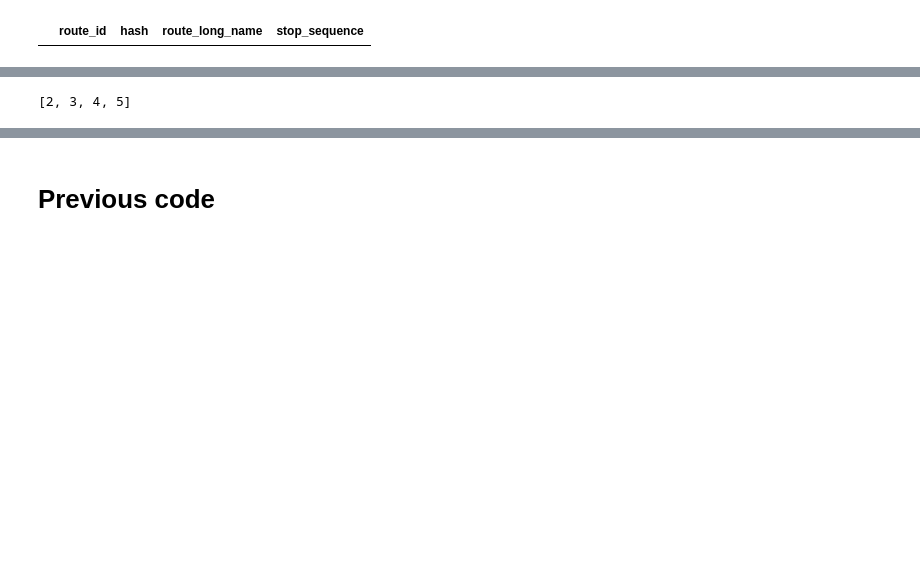
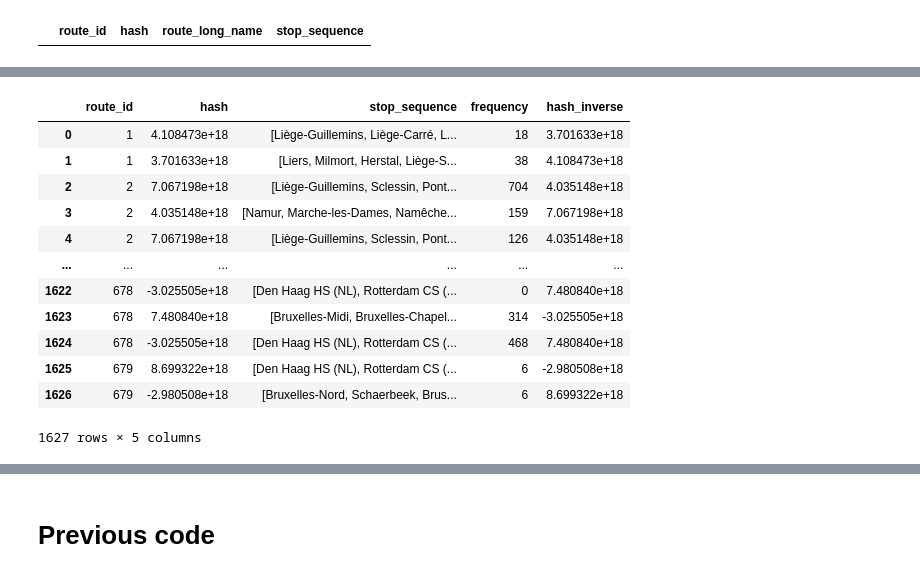
Before and after one commit to ThesisNetworkAnalysisInePolKUL/thesis, a Jupyter notebook: Main_code.ipynb, the cells around one changed output, grey strips where cells are left out. Saved outputs shown, nothing was run; the diff lists cells and outputs as text; code cells hidden in the pictures; blank space fills up the shorter version.

```diff
--- a/Main_code.ipynb
+++ b/Main_code.ipynb
@@ -712,12 +717,30 @@ route_creation
-# %%
-#test to delete
-i = 0
-hello = [1, 2 ,2,  3, 4, 5]
-for item in hello:
-    hello.pop(i)
-    i += 1
-    if i == 2:
-        break
-print (hello)
-# %% [output]
-[2, 3, 4, 5]
+# %%
+#To copy the filtered_trips dataset
+route_creation_hash = route_creation.copy()
+
+#To create a column called hash that contains NaN values
+route_creation_hash['hash'] = np.nan
+
+#For each trip_id in filtered_trips, the stop_sequence that gets calculated is the subset of the stop_time dataset for that trip_id.
+#The tuple that results from the stop_id column of this subset dataset contains all the stop_ids that get served by this trip_id.
+#The hash value of the tuple of the stop_id column is calculated and is placed in the hash column of the trip_id in the filtered_trips dataset
+
+route_creation_hash['hash_inverse'] = np.nan
+for index, route_sequence in route_creation_hash.iterrows():
+    route_creation_hash.loc[index, 'hash'] = hash(tuple(route_sequence['stop_sequence']))
+    route_creation_hash.loc[index, 'hash_inverse'] = hash(tuple(list(route_sequence['stop_sequence'])[::-1]))
+route_creation_hash
+# %% [output]
+|  | route_id | hash | stop_sequence | frequency | hash_inverse |
+| 0 | 1 | 4.108473e+18 | [Liège-Guillemins, Liège-Carré, L... | 18 | 3.701633e+18 |
+| 1 | 1 | 3.701633e+18 | [Liers, Milmort, Herstal, Liège-S... | 38 | 4.108473e+18 |
+| 2 | 2 | 7.067198e+18 | [Liège-Guillemins, Sclessin, Pont... | 704 | 4.035148e+18 |
+| 3 | 2 | 4.035148e+18 | [Namur, Marche-les-Dames, Namêche... | 159 | 7.067198e+18 |
+| 4 | 2 | 7.067198e+18 | [Liège-Guillemins, Sclessin, Pont... | 126 | 4.035148e+18 |
+| ... | ... | ... | ... | ... | ... |
+| 1622 | 678 | -3.025505e+18 | [Den Haag HS (NL), Rotterdam CS (... | 0 | 7.480840e+18 |
+| 1623 | 678 | 7.480840e+18 | [Bruxelles-Midi, Bruxelles-Chapel... | 314 | -3.025505e+18 |
+| 1624 | 678 | -3.025505e+18 | [Den Haag HS (NL), Rotterdam CS (... | 468 | 7.480840e+18 |
+| 1625 | 679 | 8.699322e+18 | [Den Haag HS (NL), Rotterdam CS (... | 6 | -2.980508e+18 |
+| 1626 | 679 | -2.980508e+18 | [Bruxelles-Nord, Schaerbeek, Brus... | 6 | 8.699322e+18 |
+1627 rows × 5 columns
```
Also changed, not shown: parts of 4 cells of this notebook.
